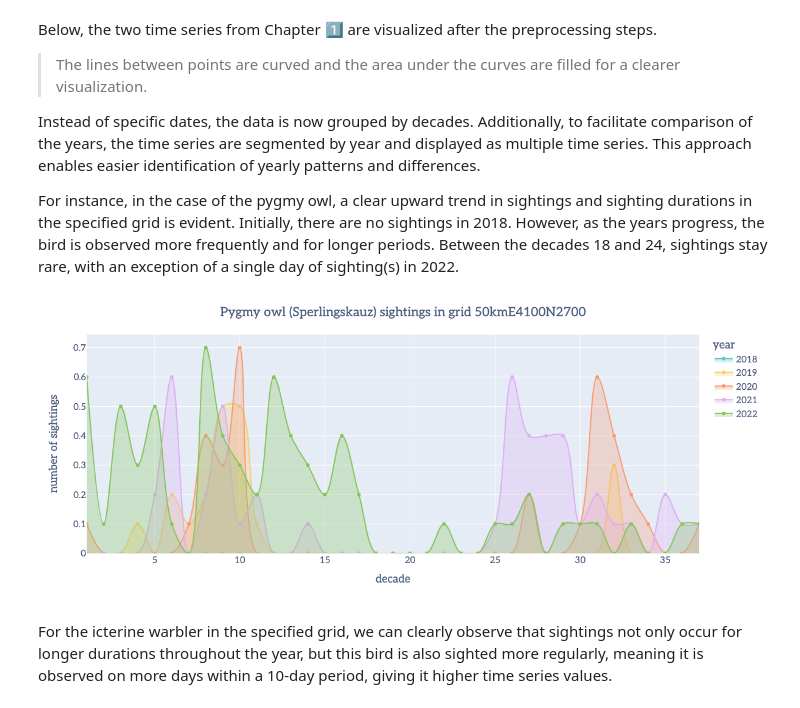
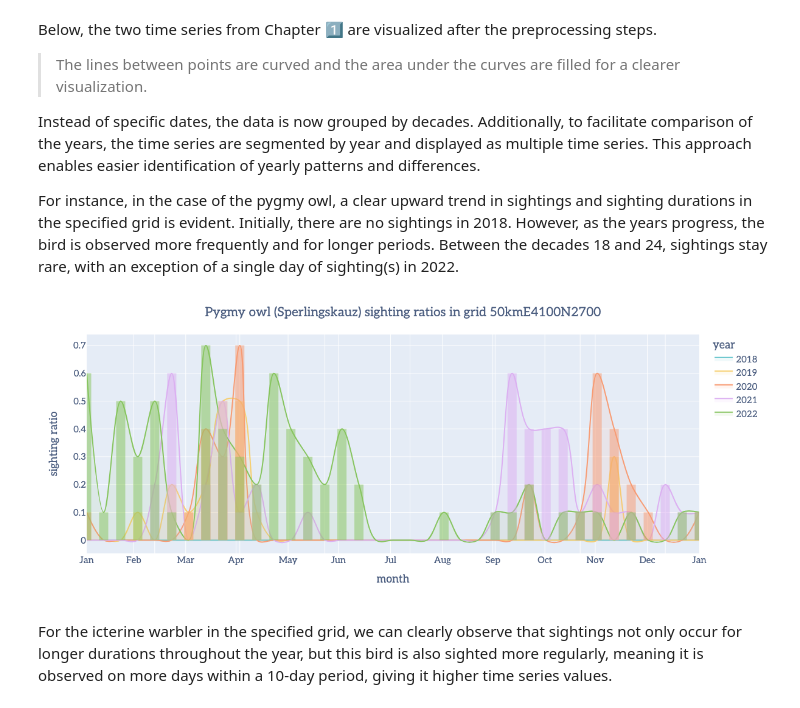
Before and after one commit to marinasie/bird-sighting-validation, a Jupyter notebook: marina/04_drift_analysis/06_time_series_decade_smoothing.ipynb, the cells around one changed output. Drawn from its saved outputs; the diff is of its cells as text; code cells hidden in the pictures.

Commit message:
Adjust visualizations

```diff
--- a/marina/04_drift_analysis/06_time_series_decade_smoothing.ipynb
+++ b/marina/04_drift_analysis/06_time_series_decade_smoothing.ipynb
@@ -123,21 +119,10 @@ Below, the two time series from Chapter 1️⃣ are visualized after the preproc
 Instead of specific dates, the data is now grouped by decades. Additionally, to facilitate comparison of the years, the time series are segmented by year and displayed as multiple time series. This approach enables easier identification of yearly patterns and differences.
 
 For instance, in the case of the pygmy owl, a clear upward trend in sightings and sighting durations in the specified grid is evident. Initially, there are no sightings in 2018. However, as the years progress, the bird is observed more frequently and for longer periods. Between the decades 18 and 24, sightings stay rare, with an exception of a single day of sighting(s) in 2022.
-# %%
-pygmy_owl = decade_counts[(decade_counts['name_species'] == 'Sperlingskauz') & (decade_counts['eea_grid_id'] == '50kmE4100N2700')]
-
-fig = px.line(pygmy_owl, x='decade', y='sighting_ratio', color='year', color_discrete_sequence=px.colors.qualitative.Pastel)
-fig.update_layout(xaxis_title='decade', yaxis_title='number of sightings',
-                    font=dict(family="Aleo", size=15, color="#4d5f81"))
-fig.update_layout(title={'text': 'Pygmy owl (Sperlingskauz) sightings in grid 50kmE4100N2700', 'x':0.5, 'xanchor': 'center'},)
-
-for i in range(len(fig.data)):
-    color = fig.data[i].line.color
-    color = color.replace("rgb", "rgba").replace(")", ", 0.3)")
-    fig.data[i].update(line_shape = 'spline', fill='tozeroy', mode='lines+markers', fillcolor=color)
-
-fig.show()
-# %% [output]
-[figure, removed]
+# %%
+pygmy_owl = decade_counts[(decade_counts['name_species'] == 'Sperlingskauz') & (decade_counts['eea_grid_id'] == '50kmE4100N2700')]
+plot_sighting_ratios_over_year(pygmy_owl, title='Pygmy owl (Sperlingskauz) sighting ratios in grid 50kmE4100N2700')
+# %% [output]
+[figure, added]
 # %% [markdown]
 For the icterine warbler in the specified grid, we can clearly observe that sightings not only occur for longer durations throughout the year, but this bird is also sighted more regularly, meaning it is observed on more days within a 10-day period, giving it higher time series values.
```
Also changed, not shown: parts of 6 cells of this notebook, 1 other file.
